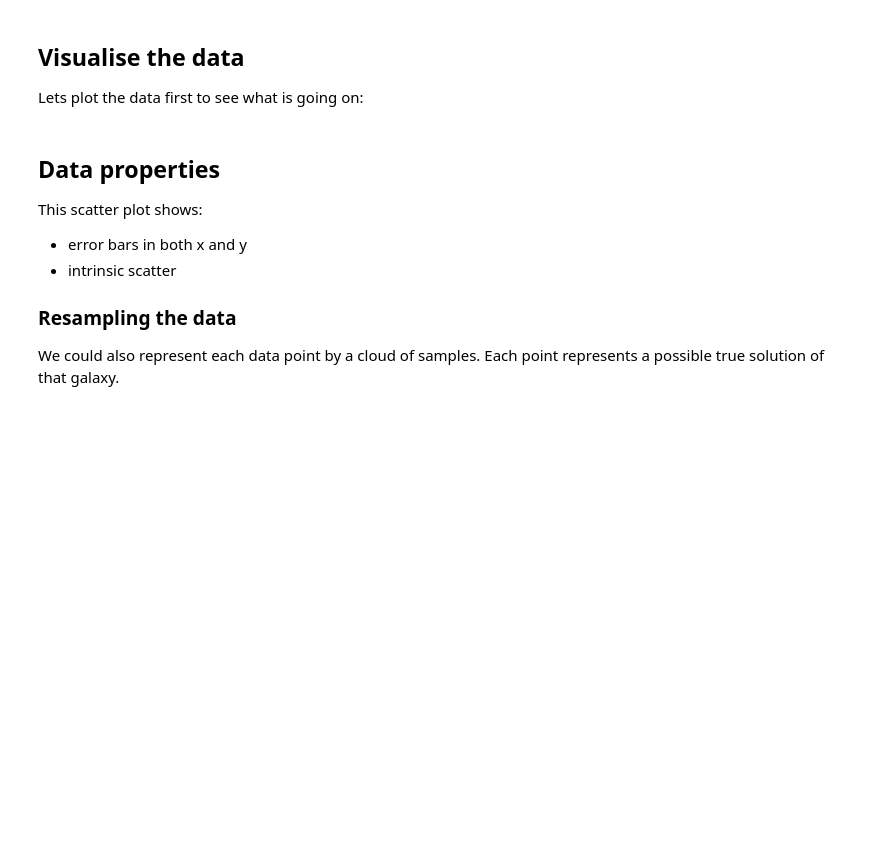
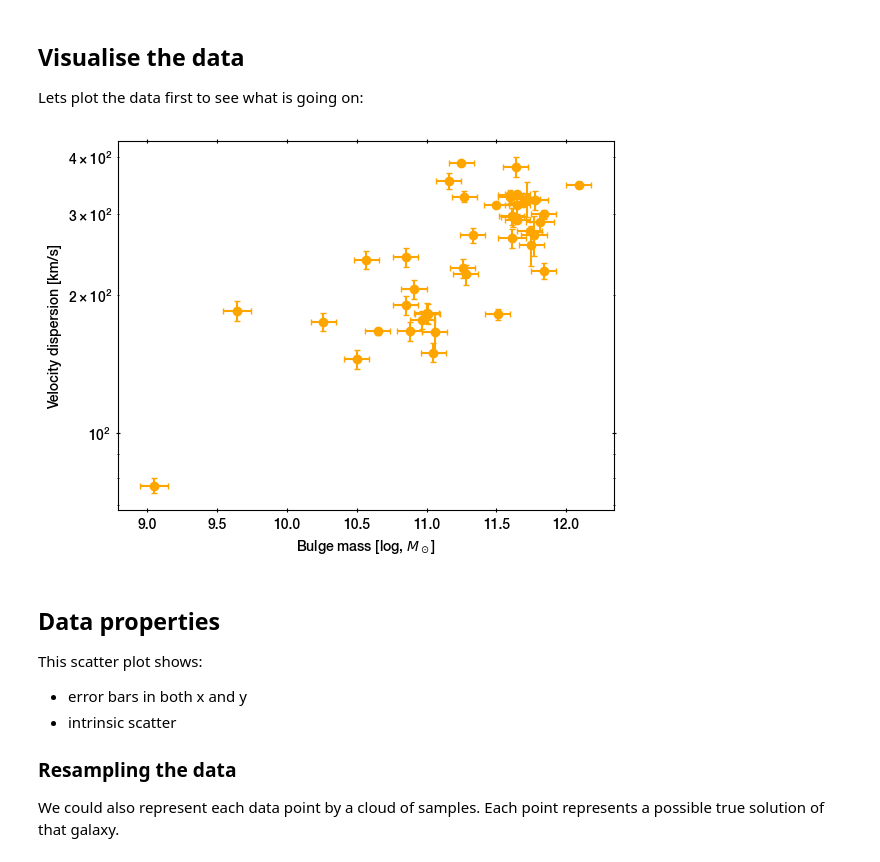
Before and after one commit to JohannesBuchner/UltraNest, a Jupyter notebook: docs/example-line.ipynb, the cells around one changed output. Saved outputs shown, nothing was run; the diff lists cells and outputs as text; code cells hidden in the pictures; blank space fills up the shorter version.

```diff
--- a/docs/example-line.ipynb
+++ b/docs/example-line.ipynb
@@ -51,14 +51,16 @@ Lets plot the data first to see what is going on:
 # %%
 %matplotlib inline
 import matplotlib.pyplot as plt
 plt.figure()
-xlabel = 'Bulge mass [log, $M_\odot$]'
-ylabel = 'Velocity dispersion [km/s]'
+xlabel = r'Bulge mass [log, $M_\odot$]'
+ylabel = r'Velocity dispersion [km/s]'
 plt.xlabel(xlabel)
 plt.ylabel(ylabel)
 plt.errorbar(x=mB, xerr=mBerr, y=sigma, yerr=sigmaerr,
              marker='o', ls=' ', color='orange')
 plt.yscale('log')
+# %% [output]
+[figure, added]
 # %% [markdown]
 ## Data properties
 
```
Also changed, not shown: parts of 12 cells of this notebook, 19 other files.
